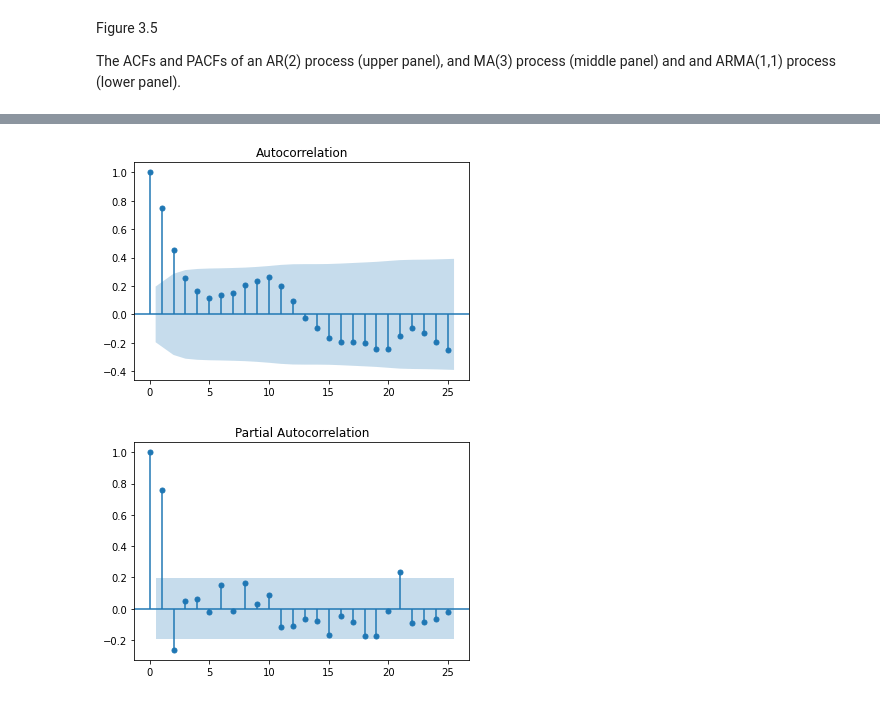
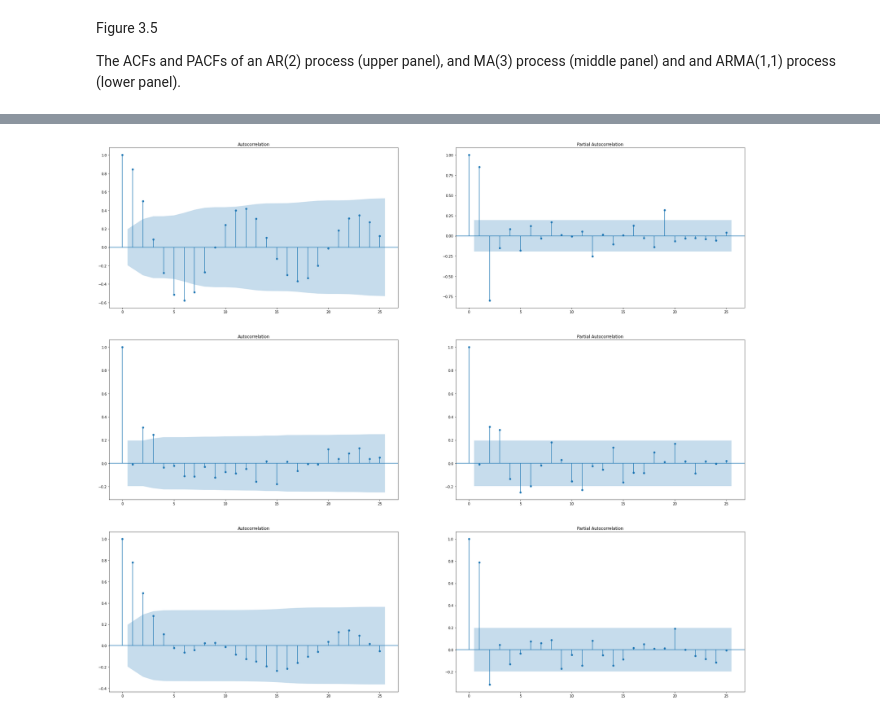
Before and after one commit to lu-lu-xue/Applied-Time-Series-Analysis, a Jupyter notebook: coding/ch3/Section 3.3.ipynb, the cells around one changed output, grey strips where cells are left out. Cells and saved outputs as stored; diff of their text form; code cells hidden in the pictures.

```diff
--- a/coding/ch3/Section 3.3.ipynb
+++ b/coding/ch3/Section 3.3.ipynb
@@ -22,7 +34,7 @@ def createARMA(ar_l,ma_l,n_samples):
 # %%
-def plotARMA(simulated_data):
-    plot_acf(simulated_data, lags=25);
-    plot_pacf(simulated_data, lags=25);
+def plotARMA(simulated_data, nax, axs):
+    plot_acf(simulated_data, lags=25, ax=axs[nax,0])
+    plot_pacf(simulated_data, lags=25, ax=axs[nax,1])
 
     #lag_acf = acf(simulated_data, nlags=25)
     #lag_pacf = pacf(simulated_data, nlags=25)
@@ -34,7 +46,7 @@ def plotARMA(simulated_data):
 
     #plt.title(f"Simulated ARMA({p},{q}) Process")
     #plt.xlim([0, 100])
-    plt.show()
+    #plt.show()
 # %% [markdown]
 Figure 3.5
 
@@ -67,16 +55,35 @@ plotARMA(simulated_data)
-# %%
-# Define the ARMA parameters
-ar_arr = [1, -0.7]
-ma_arr = [1, 0.3]
-
-simulated_data = createARMA(ar_arr,ma_arr,n_samples)
-
-plotARMA(simulated_data)
-
-# according to calculation, acf should be positive. but why??
-# %% [output]
-[figure, removed]
-[figure, removed]
+# %%
+n_samples = 100
+
+# Define ARMA(2,0)
+ar_arr = [1, -1.5, 0.75]
+ma_arr = [1]
+arma20 = createARMA(ar_arr,ma_arr,n_samples)
+acf20, pacf20 = acfPacf(arma20)
+
+
+# Define ARMA(0,3)
+ar_arr = [1]
+ma_arr = [1, 1.5, -0.75, 3]
+arma03 = createARMA(ar_arr,ma_arr,n_samples)
+acf03, pacf03 = acfPacf(arma03)
+
+# Define ARMA(1,1)
+ar_arr = [1, -0.7]
+ma_arr = [1, 0.3]
+arma11 = createARMA(ar_arr,ma_arr,n_samples)
+acf11, pacf11 = acfPacf(arma11)
+# %%
+fig, axs = plt.subplots(3, 2, figsize=(33,29))
+plotARMA(arma20,0,axs)
+plotARMA(arma03,1,axs)
+plotARMA(arma11,2,axs)
+#plot_acf(arma20, lags=25, ax=axs[0,0])
+#plot_pacf(arma20, lags=25, ax=axs[0,1])
+
+plt.show()
+# %% [output]
+[figure, added]
 # %%
 arparams = np.array([.7])
 maparams = np.array([.3])
```
Also changed, not shown: parts of 20 cells of this notebook.
